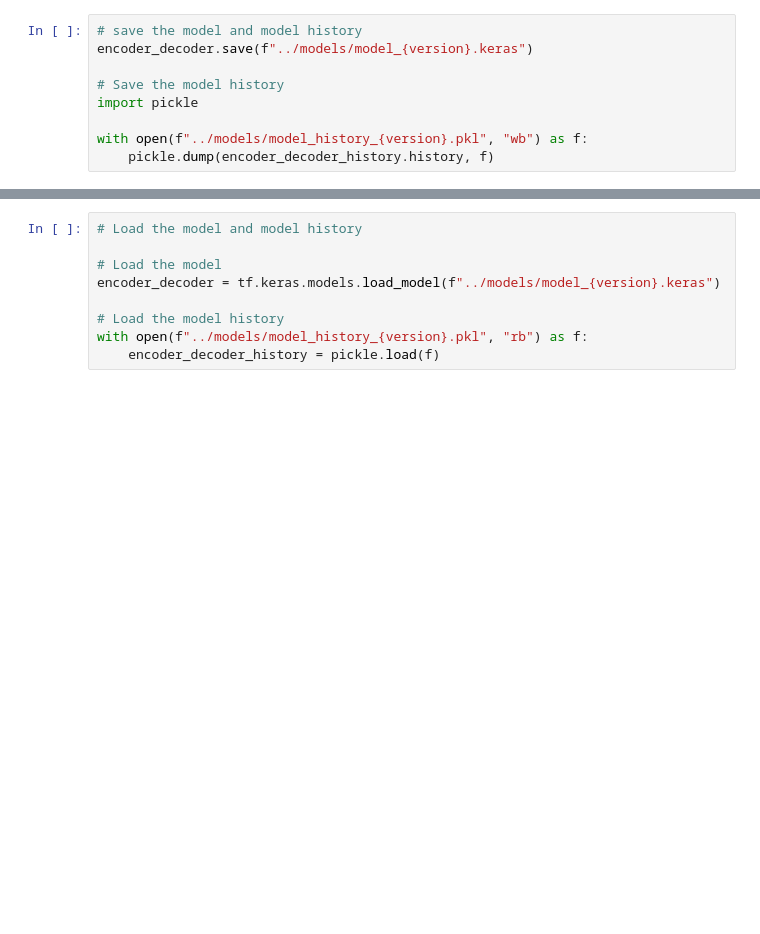
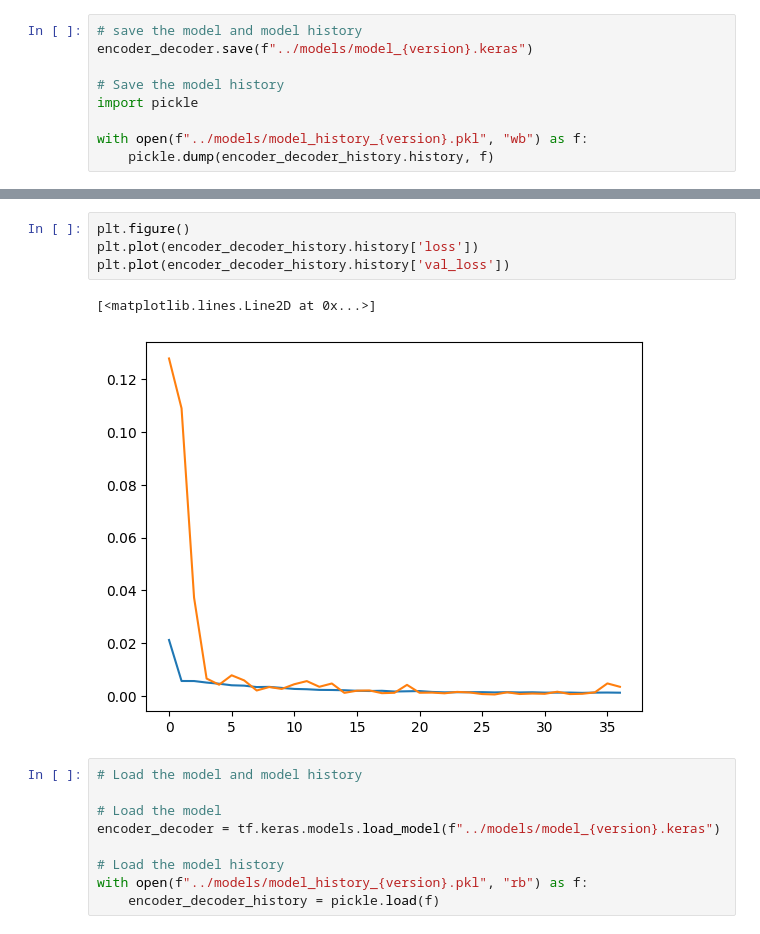
Before and after one commit to theabrahamaudu/Electricity_Use_Prediction, a Jupyter notebook: notebooks/model_exp.ipynb, the cells around one changed output, grey strips where cells are left out. Cells and saved outputs as stored; diff of their text form; blank space fills up the shorter version.

```diff
--- a/notebooks/model_exp.ipynb
+++ b/notebooks/model_exp.ipynb
@@ -330,3 +390,10 @@ with open(f"../models/model_history_{version}.pkl", "wb") as f:
+# %%
+plt.figure()
+plt.plot(encoder_decoder_history.history['loss'])
+plt.plot(encoder_decoder_history.history['val_loss'])
+# %% [output]
+[<matplotlib.lines.Line2D at 0x...>]
+[figure, added]
 # %%
 # Load the model and model history
 
```
Also changed, not shown: parts of 15 cells of this notebook, 15 other files.
